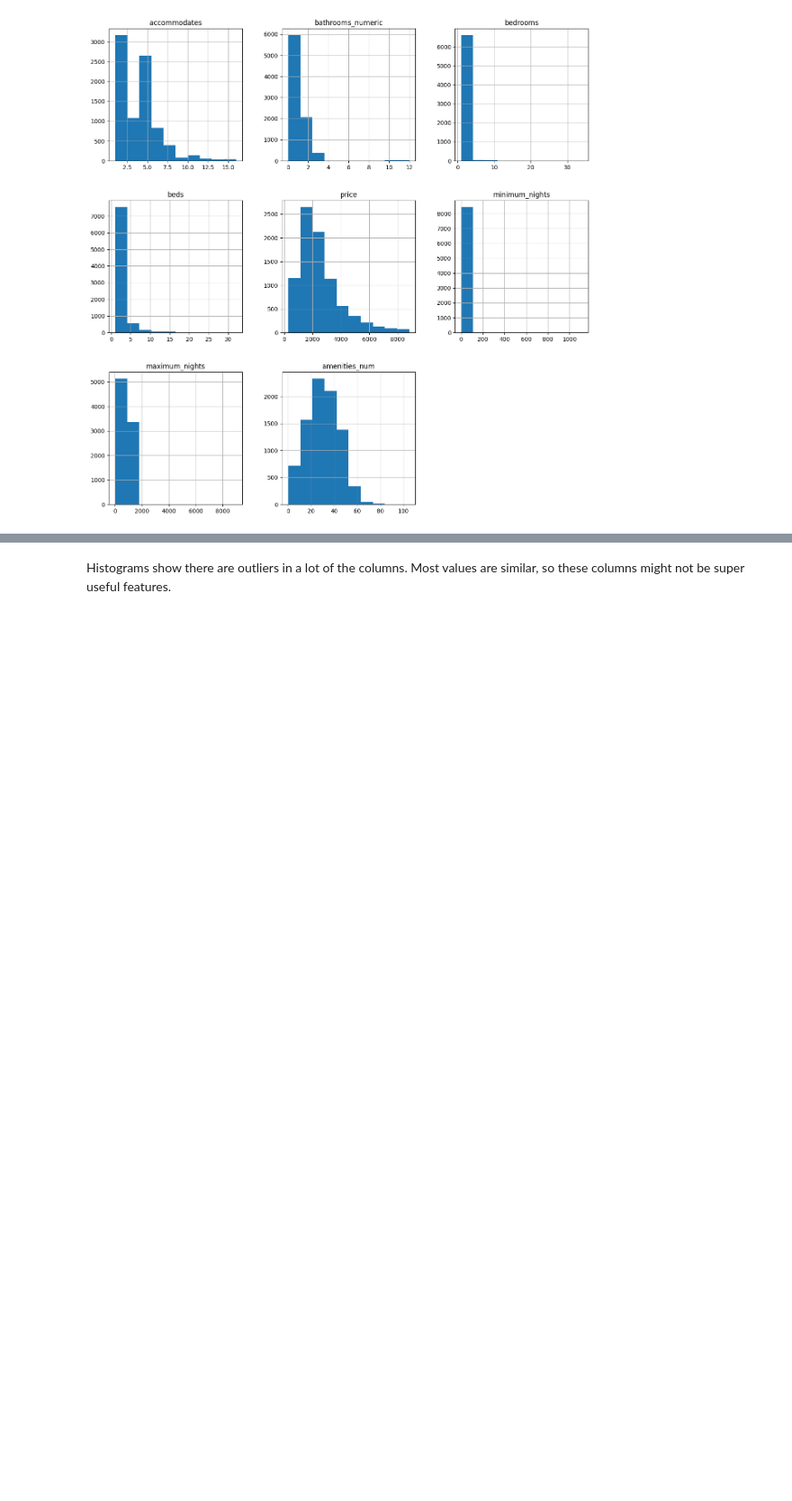
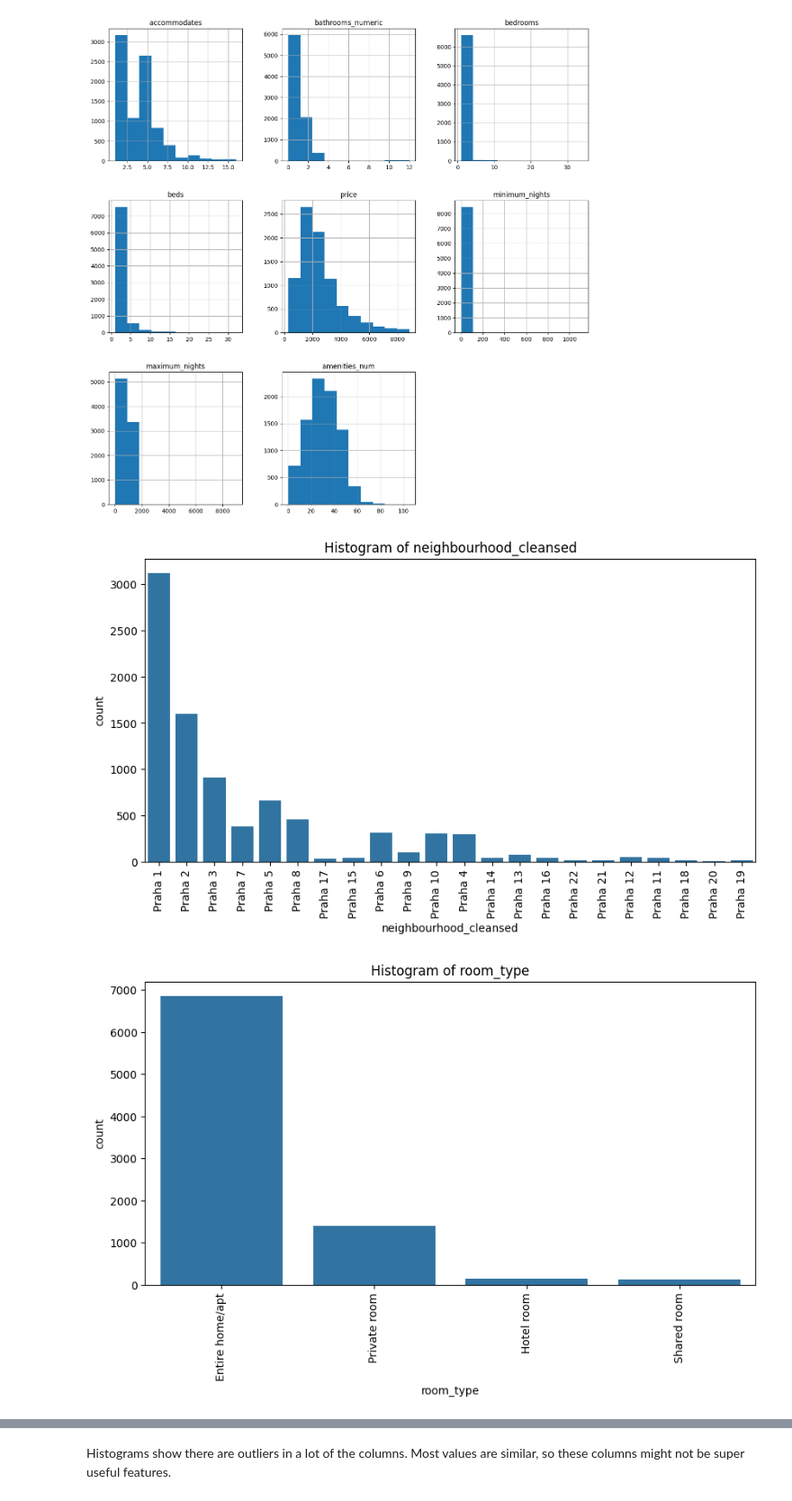
Before and after one commit to Aenast28/DataX---Banger-Team, a Jupyter notebook: Analýzy/column28to50_exploration.ipynb, the cells around one changed output, grey strips where cells are left out. Shown at 90% size. Drawn from its saved outputs; the diff is of its cells as text; code cells hidden in the pictures; blank space fills up the shorter version.

```diff
--- a/Analýzy/column28to50_exploration.ipynb
+++ b/Analýzy/column28to50_exploration.ipynb
@@ -479,3 +559,20 @@ array([[<Axes: title={'center': 'accommodates'}>,
         <Axes: title={'center': 'amenities_num'}>, <Axes: >]],
       dtype=object)
 [figure]
+# %%
+import seaborn as sns
+import matplotlib.pyplot as plt
+
+# Assuming data_filtered is your DataFrame containing categorical columns
+
+# Iterate through each categorical column
+for column in data_categorical:
+    # Create a countplot
+    plt.figure(figsize=(10, 5))
+    sns.countplot(data=data_filtered, x=column)
+    plt.title(f'Histogram of {column}')
+    plt.xticks(rotation=90)  # Rotate x-axis labels for better readability
+    plt.show()
+# %% [output]
+[figure, added]
+[figure, added]
```
Also changed, not shown: parts of 24 cells of this notebook.
